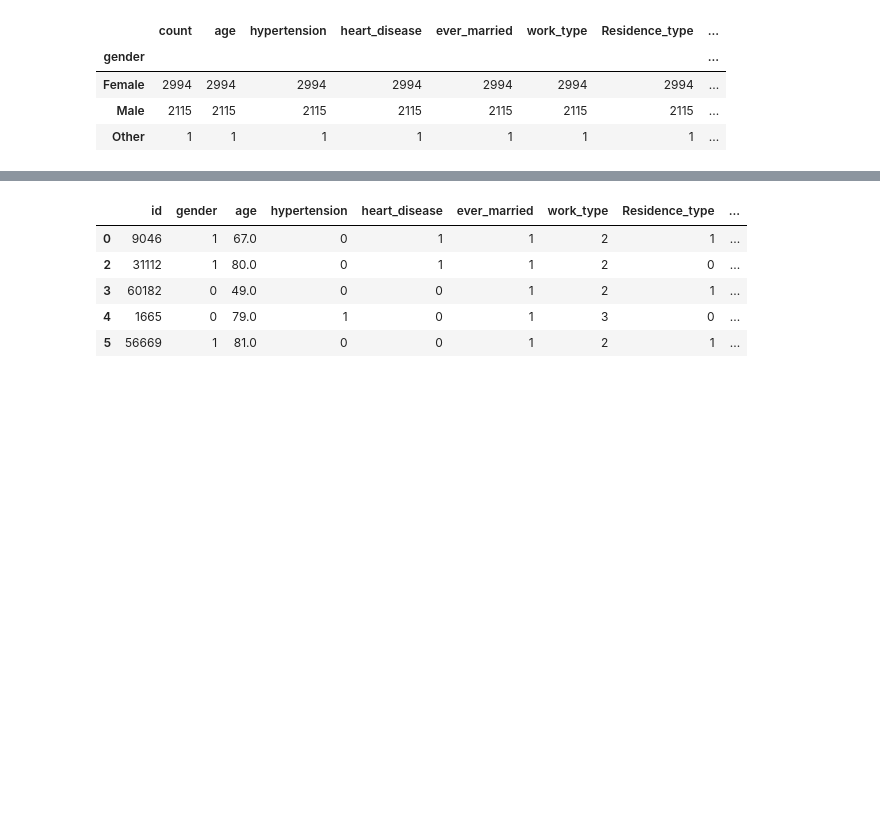
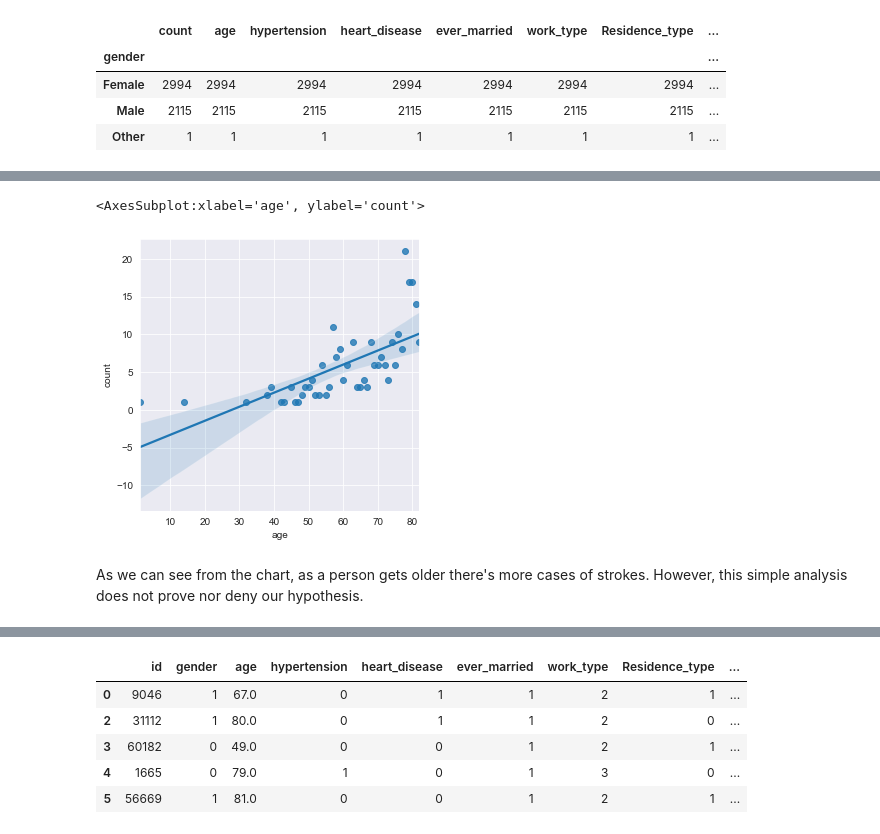
Before and after one commit to Pondorasti/DS-1.1, a Jupyter notebook: Class Work/FinalChallenge.ipynb, the cells around one changed output, grey strips where cells are left out. Drawn from its saved outputs; the diff is of its cells as text; code cells hidden in the pictures; blank space fills up the shorter version.

```diff
--- a/Class Work/FinalChallenge.ipynb
+++ b/Class Work/FinalChallenge.ipynb
@@ -45,5 +64,8 @@ sns.countplot(x="gender", data=df)
 stroke_df = df[df["stroke"] == 1]
 stroke_df = stroke_df.groupby("age").count()
 stroke_df = stroke_df.rename({"id": "count"}, axis="columns")
-sns.lineplot(x="age", y="count", data=stroke_df)
+
+stroke_df = stroke_df.reset_index()
+stroke_df = stroke_df[["age", "count"]]
+stroke_df.head()
 # %% [output]
@@ -51,0 +83,7 @@ sns.lineplot(x="age", y="count", data=stroke_df)
+# %%
+sns.regplot(x="age", y="count", data=stroke_df)
+# %% [output]
+<AxesSubplot:xlabel='age', ylabel='count'>
+[figure, added]
+# %% [markdown]
+As we can see from the chart, as a person gets older there's more cases of strokes. However, this simple analysis does not prove nor deny our hypothesis.
```
Also changed, not shown: parts of 19 cells of this notebook.
